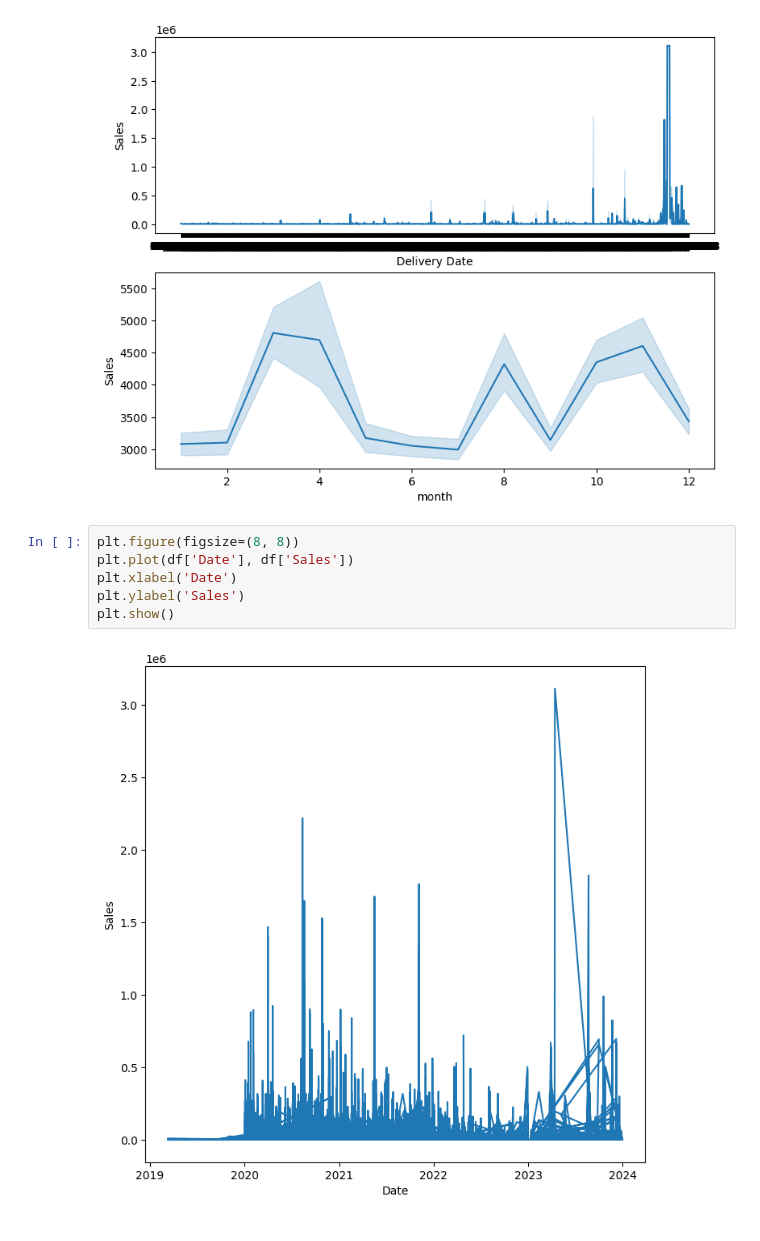
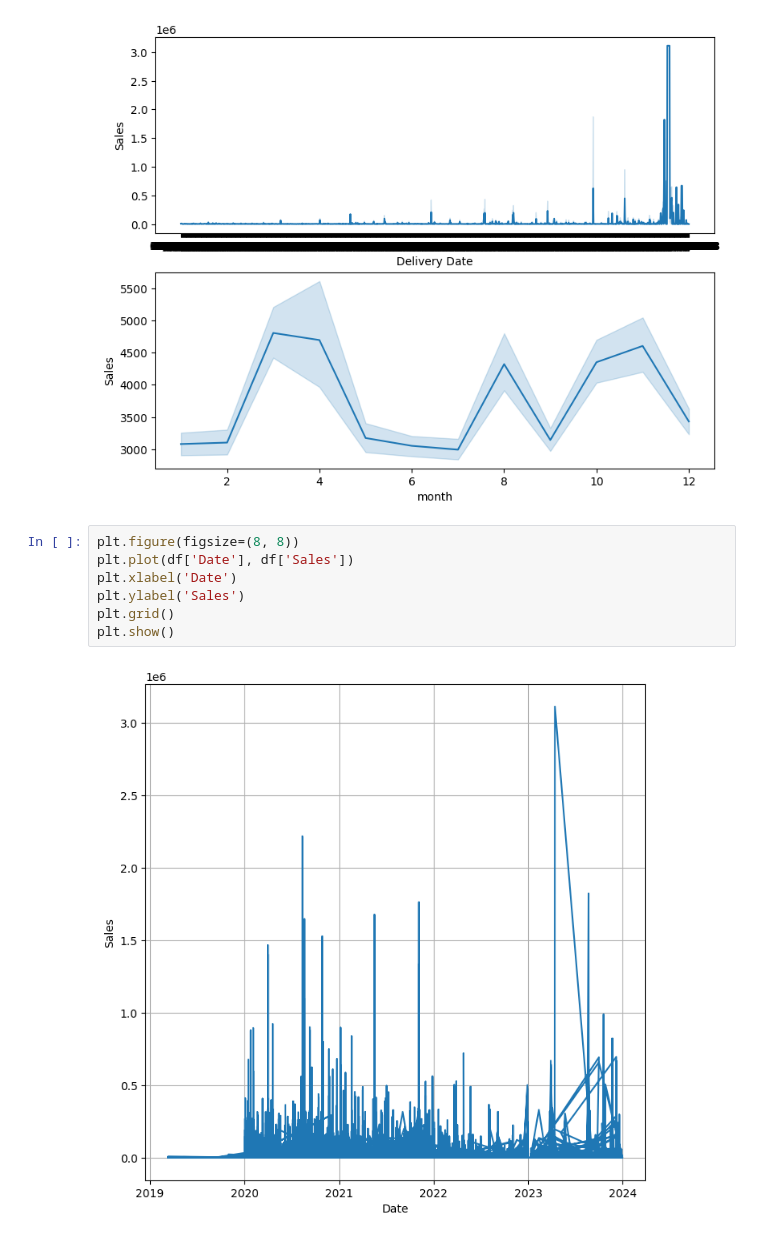
Before and after one commit to Unknown52790/Sales-Prediction, a Jupyter notebook: Sales_Graph.ipynb, the cells around one changed output. Saved outputs shown, nothing was run; the diff lists cells and outputs as text.

```diff
--- a/Sales_Graph.ipynb
+++ b/Sales_Graph.ipynb
@@ -280,8 +280,9 @@ plot = sns.lineplot(x='month', y='Sales', data=df,ax=axs[1])
 # %%
 plt.figure(figsize=(8, 8))
 plt.plot(df['Date'], df['Sales'])
 plt.xlabel('Date')
 plt.ylabel('Sales')
+plt.grid()
 plt.show()
 # %% [output]
-[figure, old version]
+[figure, new version]
```
